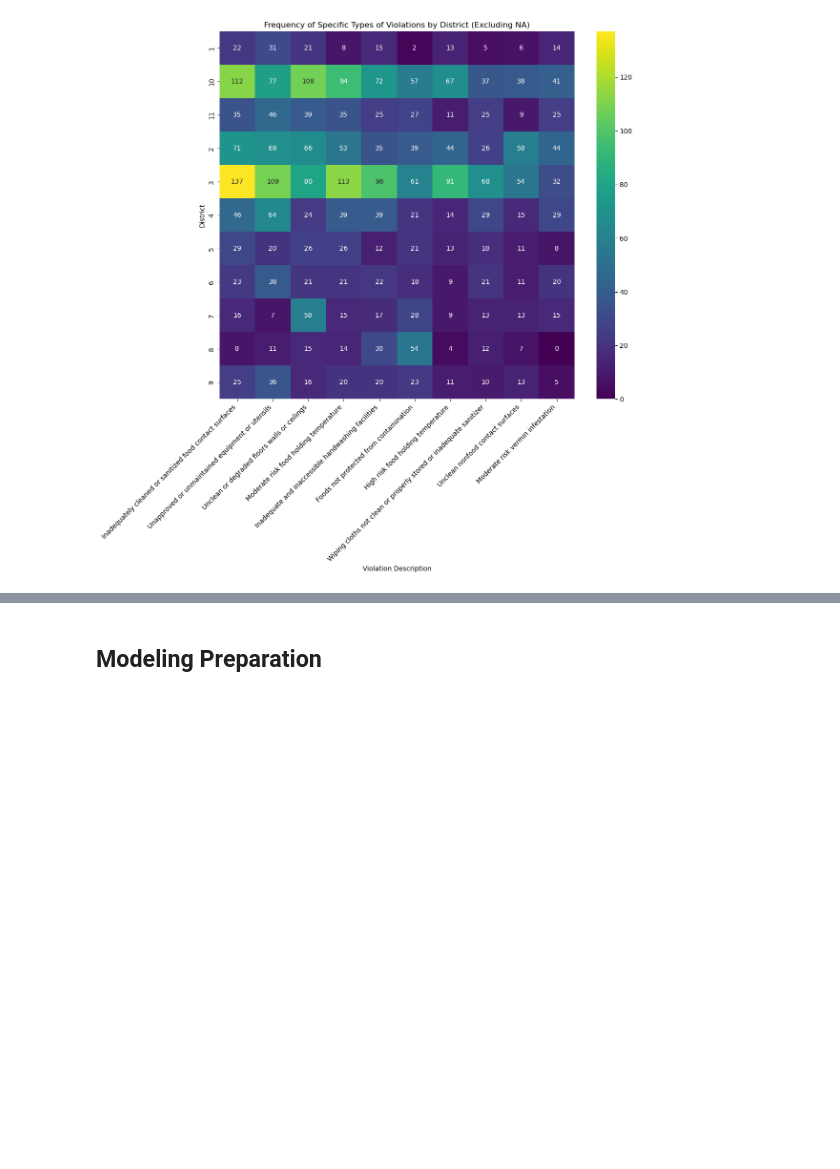
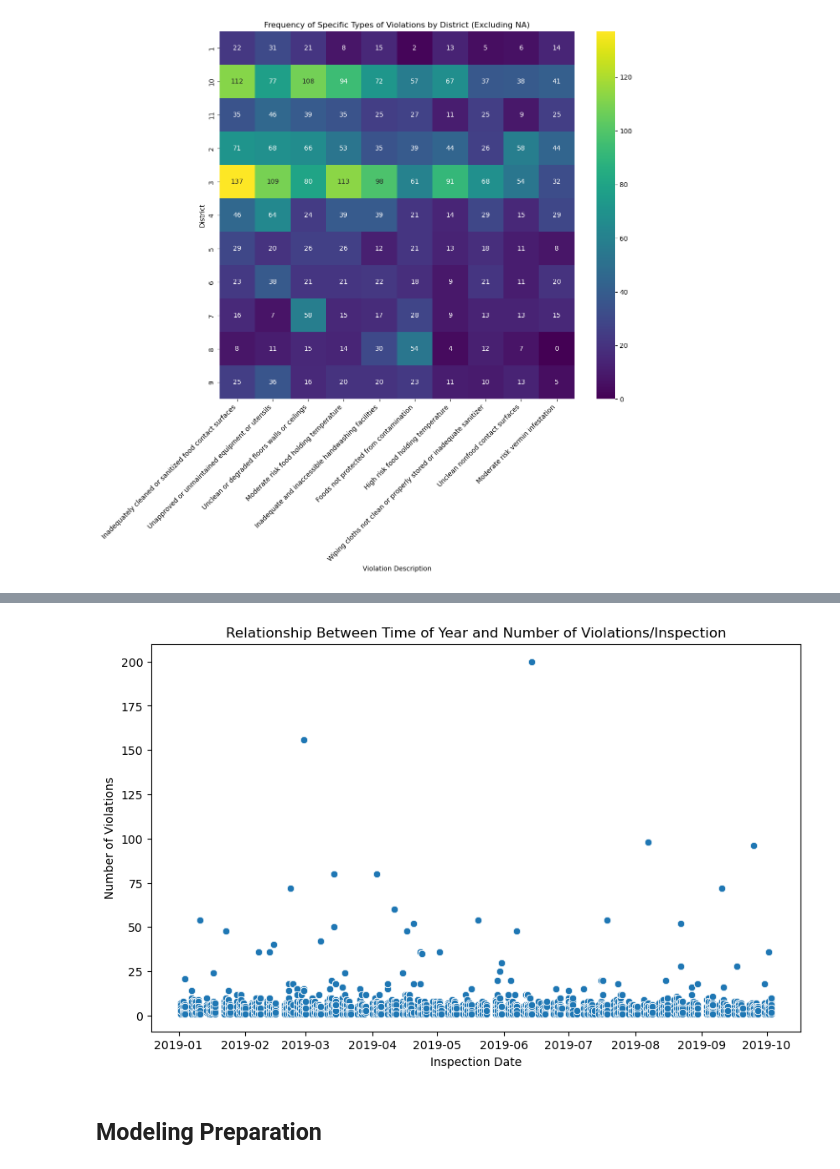
Before and after one commit to mchang674/ads-508-team-project, a Jupyter notebook: Data_ingest.ipynb, the cells around one changed output, grey strips where cells are left out. Saved outputs shown, nothing was run; the diff lists cells and outputs as text; code cells hidden in the pictures; blank space fills up the shorter version.

```diff
--- a/Data_ingest.ipynb
+++ b/Data_ingest.ipynb
@@ -609,3 +609,8 @@ plt.xticks(rotation=45, ha='right')
 plt.show()
 # %% [output]
 [figure]
+# %%
+count = inspect.groupby(['business_address', 'inspection_date']).agg('count').reset_index()
+count = count[["business_address", "inspection_date", "business_name"]]
+count.columns = ["business_address", "inspection_date", "violation_count"]
+count.head(5)
@@ -611,0 +624,11 @@ plt.show()
+# %%
+num_viol = pd.merge(inspect, count, on=["business_address", "inspection_date"], how = 'inner')
+# %%
+plt.figure(figsize=(10, 6))
+sns.scatterplot(x='inspection_date', y='violation_count', data=num_viol)
+plt.title('Relationship Between Time of Year and Number of Violations/Inspection')
+plt.xlabel('Inspection Date')
+plt.ylabel('Number of Violations')
+plt.show()
+# %% [output]
+[figure, added]
```
Also changed, not shown: parts of 27 cells of this notebook, 3 other files.
